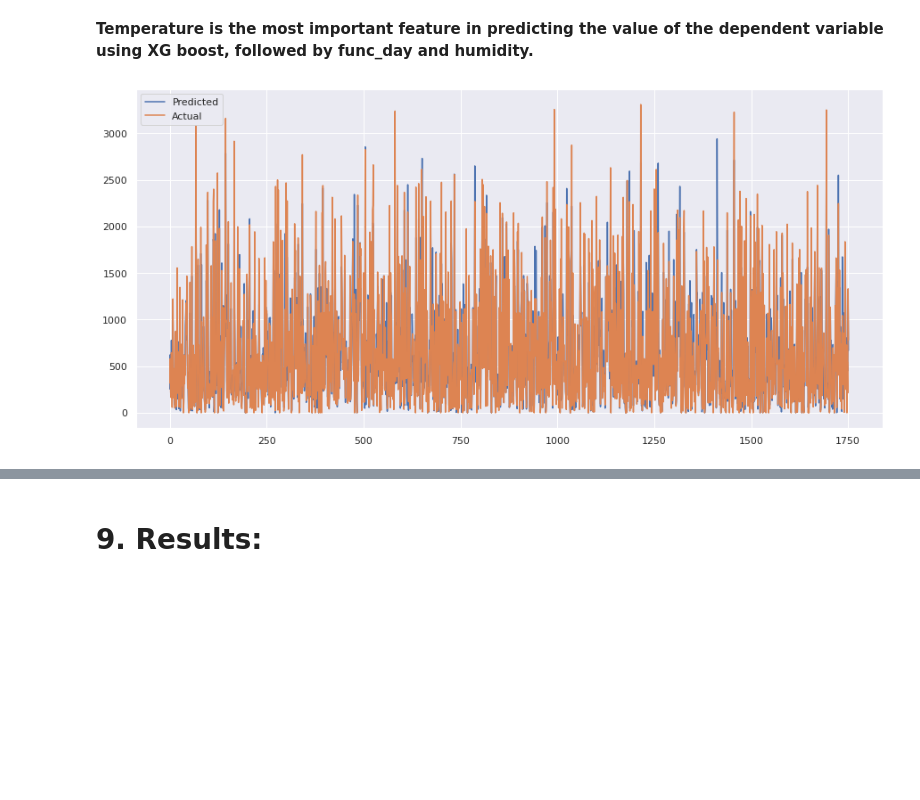
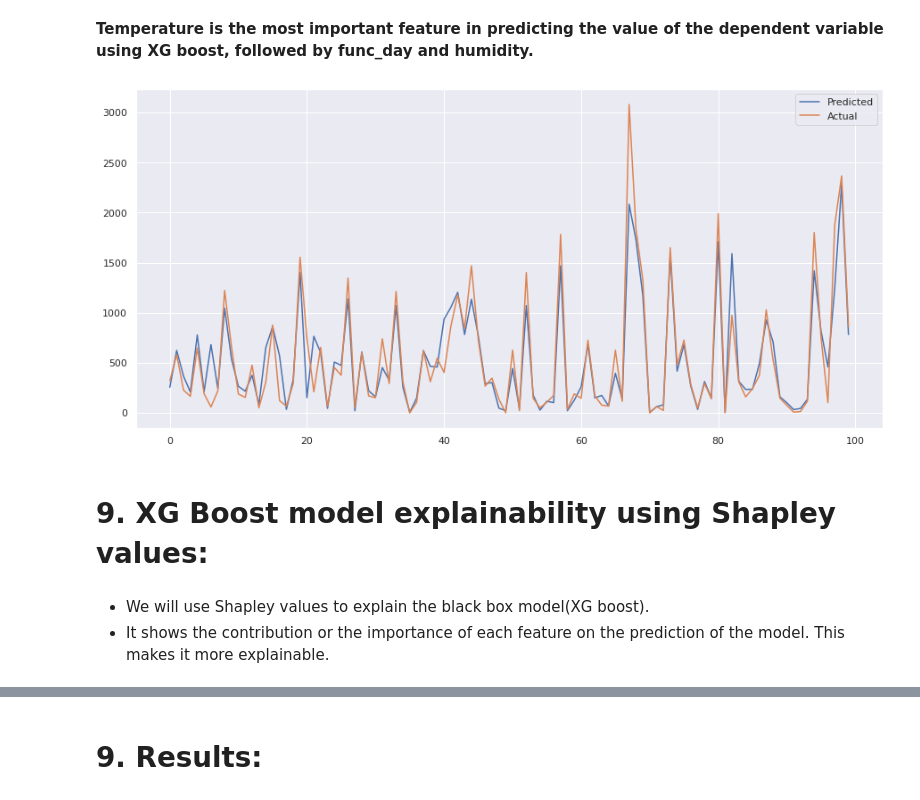
Before and after one commit to dileep-rawat/Capstone_Project_2--Bike_sharing_demand_prediction, a Jupyter notebook: Bike_Sharing_Demand_Prediction_Capstone_Project.ipynb, the cells around one changed output, grey strips where cells are left out. Cells and saved outputs as stored; diff of their text form; code cells hidden in the pictures; blank space fills up the shorter version.

```diff
--- a/Bike_Sharing_Demand_Prediction_Capstone_Project.ipynb
+++ b/Bike_Sharing_Demand_Prediction_Capstone_Project.ipynb
@@ -1009,11 +1046,16 @@ rf_feat_imp.nlargest(20).plot(kind='barh')
 # %% [markdown]
 **Temperature is the most important feature in predicting the value of the dependent variable using XG boost, followed by func_day and humidity.**
 # %%
-# Actual vs predicted values of dependent variables
+# Actual vs predicted values of dependent variables for 100 observation for better visualisation
 plt.figure(figsize=(15,7))
-plt.plot(np.square(xgb_y_test_pred))
-plt.plot(np.square(np.array(y_test)))
+plt.plot(np.square(xgb_y_test_pred[:100]))
+plt.plot(np.square(np.array(y_test[:100])))
 plt.legend(["Predicted","Actual"])
 plt.show()
 # %% [output]
-[figure, old version]
+[figure, new version]
+# %% [markdown]
+# **9. XG Boost model explainability using Shapley values:**
+# %% [markdown]
+* We will use Shapley values  to explain the black box model(XG boost).
+* It shows the contribution or the importance of each feature on the prediction of the model. This makes it more explainable.
```
Also changed, not shown: parts of 49 cells of this notebook.
